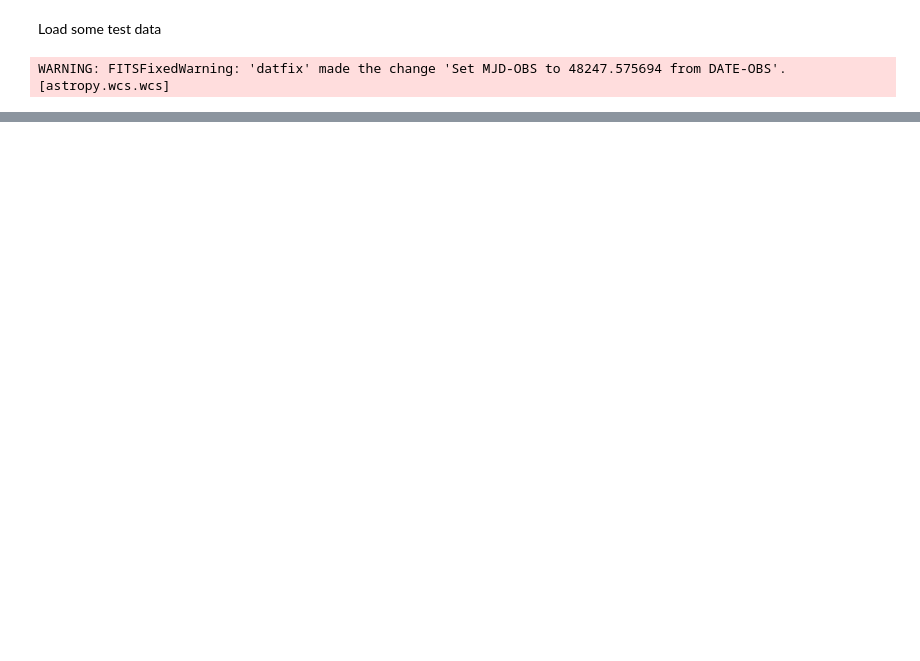
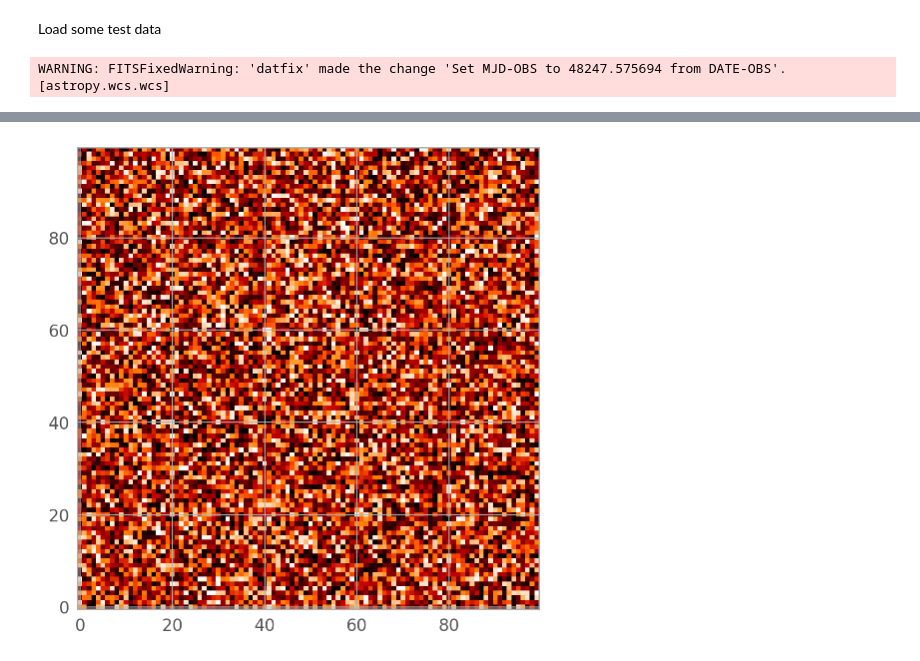
Before and after one commit to Chisen-Lupus/astro-utils, a Jupyter notebook: demo3.ipynb, the cells around one changed output, grey strips where cells are left out. Cells and saved outputs as stored; diff of their text form; code cells hidden in the pictures; blank space fills up the shorter version.

```diff
--- a/demo3.ipynb
+++ b/demo3.ipynb
@@ -61,0 +287,7 @@ VBox(children=(HBox(children=(ToggleButtons(index=2, layout=Layout(height='33px'
+# %%
+%matplotlib inline
+
+plt.imshow(np.random.rand(100, 100))
+plt.show()
+# %% [output]
+[figure, added]
```
Also changed, not shown: parts of 4 cells of this notebook, 1 other file.
